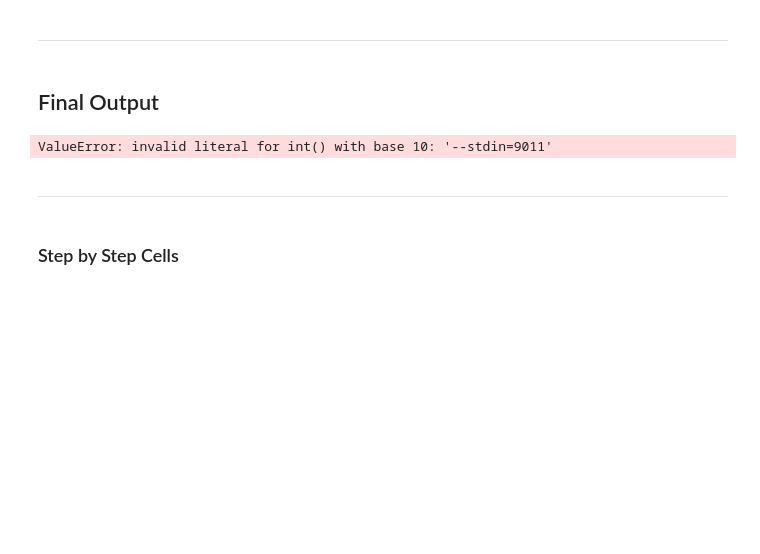
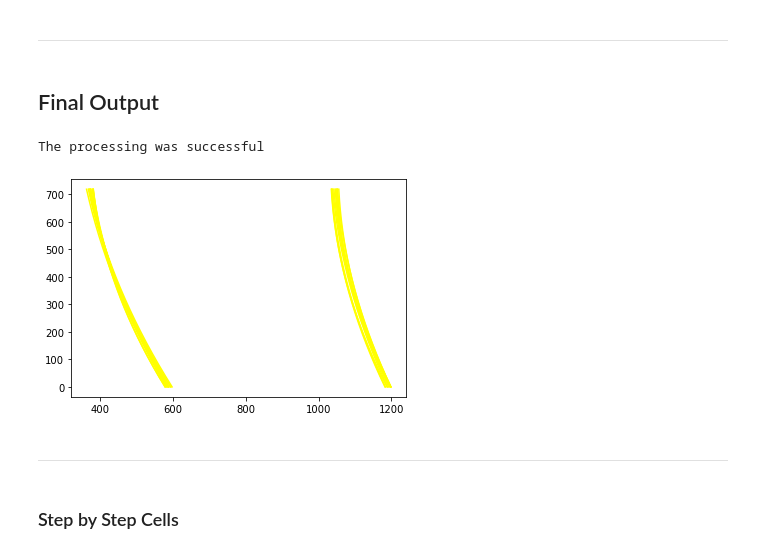
Before and after one commit to Image-Processing-Computer-vision/Image-Processing-Self-Driving-Cars, a Jupyter notebook: Advanced Lane Line - Self Driving Car V 1.2.ipynb, the cells around one changed output. Cells and saved outputs as stored; diff of their text form; code cells hidden in the pictures; blank space fills up the shorter version.

```diff
--- a/Advanced Lane Line - Self Driving Car V 1.2.ipynb
+++ b/Advanced Lane Line - Self Driving Car V 1.2.ipynb
@@ -567,11 +626,11 @@ def pipeline(img, resize_param):
     #file, debug = take_filename
     image = img
 
-    counter = 0
-    #global last_left
-    #global last_right
-    #global left_fit
-    #global right_fit
+    global counter
+    global last_left
+    global last_right
+    global left_fit
+    global right_fit
 
     #inputVideo = './project_video.mp4'
     #outputVideo ='./output_videos/project_video.mp4'
@@ -594,13 +653,12 @@ def pipeline(img, resize_param):
     # Print radius of curvature and position on the original photo
     final = write_on_Image(filled_img, left_curverad, right_curverad, center)
 
+    img_w_car_det = Car_Detectrion(final)
 
     #plt.imshow(out_img)
-    img_stack = Print_stacked_image([final, image, sobelx_bin, warped_image, out_img, filled_warp], resize_param)
+    img_stack = Print_stacked_image([img_w_car_det, image, sobelx_bin, warped_image, out_img, filled_warp], resize_param)
 
-    #return final
-    #return sobelx_bin, warped_image, out_img, final, filled_warp, img_stack
-    return final, img_stack
+    return img_w_car_det, img_stack
 # %%
 def Prcoess_video(filename, resize_param, stacked, save, show):
     """""
@@ -615,11 +673,10 @@ def Prcoess_video(filename, resize_param, stacked, save, show):
     # Naming output video without using new input parameters
     output_name = filename.replace(".mp4","")
     output_name = output_name + '_out.mp4'
+
     if(stacked == 1):
         output_name = output_name.replace(".mp4","")
         output_name = output_name + '_stacked.mp4'
-
-
 
     if (video.isOpened() == False):
         print("Error reading video file")
@@ -631,14 +688,13 @@ def Prcoess_video(filename, resize_param, stacked, save, show):
        frame_width = int(frame_width * resize_param * 1.5)
        frame_height = int(frame_height * resize_param * 1.5)
 
-
     result = cv2.VideoWriter(output_name, cv2.VideoWriter_fourcc(*'MJPG'), 25, (frame_width, frame_height))
 
     while(video.isOpened()):
         ret, frame = video.read()
 
         if(ret):
-            final, img_stack = pipeline(frame, resize_param)
+            img_w_car_det, img_stack = pipeline(frame, resize_param)
 
             if(stacked):
                 if(save & show):
@@ -650,13 +706,15 @@ def Prcoess_video(filename, resize_param, stacked, save, show):
                     cv2.imshow('img_stack', img_stack)
 
             else:
+                img_w_car_det = cv2.resize(img_w_car_det, (0, 0), None, 1.5*resize_param, 1.5*resize_param)
+
                 if(save & show):
-                    result.write(final)
-                    cv2.imshow('final', final)
+                    result.write(img_w_car_det)
+                    cv2.imshow('final', img_w_car_det)
                 elif(save):
-                    result.write(final)
+                    result.write(img_w_car_det)
                 else:
-                    cv2.imshow('final', final)
+                    cv2.imshow('final', img_w_car_det)
 
             if cv2.waitKey(1) & 0xFF == ord('q'):
                 break
@@ -685,11 +743,17 @@ def play():
 # %% [markdown]
 ## Final Output
 # %%
-#Prcoess_video('project_video.mp4', resize_param = 0.5, stacked = 1, save = 0, show = 1)
+counter = 0
 
-play()
+# resize parameter should be around (0.5 - 0.8)
+# 0.8 for almost full screen
+
+Prcoess_video('project_video_trimmed_cars.mp4', resize_param = 0.8, stacked = 1, save = 0, show = 1)
+
+#play()
 # %% [output]
-ValueError: invalid literal for int() with base 10: '--stdin=9011'
+The processing was successful
+[figure, added]
 # %% [markdown]
 --------------------------------------
 # %% [markdown]
```
Also changed, not shown: parts of 1 cell of this notebook, 3 other files.
